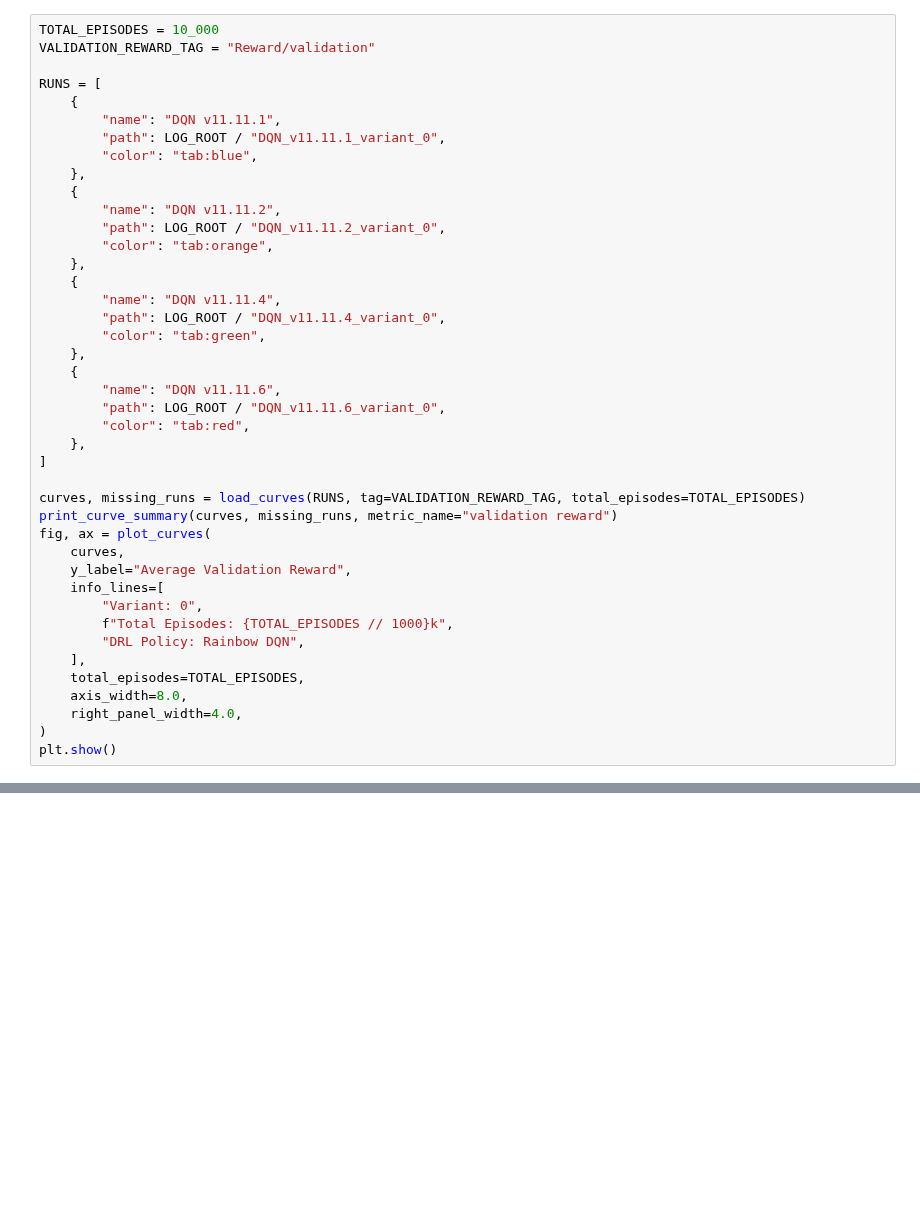
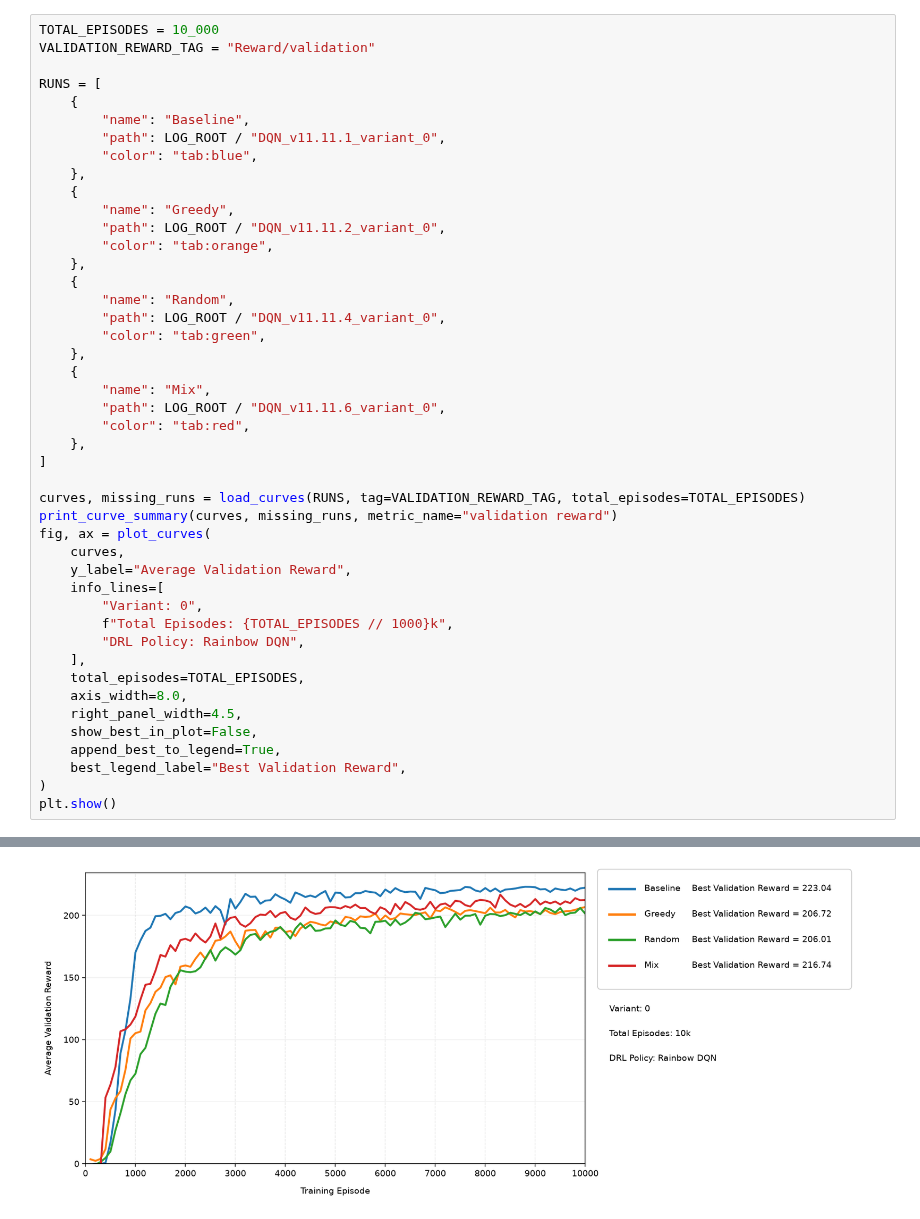
Before and after one commit to Lirong-Zhuang/CodingLab_DRL_team, a Jupyter notebook: statistic/autoencoder.ipynb, the cells around one changed output, grey strips where cells are left out. Cells and saved outputs as stored; diff of their text form; blank space fills up the shorter version.

```diff
--- a/statistic/autoencoder.ipynb
+++ b/statistic/autoencoder.ipynb
@@ -303,22 +350,22 @@ VALIDATION_REWARD_TAG = "Reward/validation"
 
 RUNS = [
     {
-        "name": "DQN v11.11.1",
+        "name": "Baseline",
         "path": LOG_ROOT / "DQN_v11.11.1_variant_0",
         "color": "tab:blue",
     },
     {
-        "name": "DQN v11.11.2",
+        "name": "Greedy",
         "path": LOG_ROOT / "DQN_v11.11.2_variant_0",
         "color": "tab:orange",
     },
     {
-        "name": "DQN v11.11.4",
+        "name": "Random",
         "path": LOG_ROOT / "DQN_v11.11.4_variant_0",
         "color": "tab:green",
     },
     {
-        "name": "DQN v11.11.6",
+        "name": "Mix",
         "path": LOG_ROOT / "DQN_v11.11.6_variant_0",
         "color": "tab:red",
     },
@@ -336,6 +383,10 @@ fig, ax = plot_curves(
     ],
     total_episodes=TOTAL_EPISODES,
     axis_width=8.0,
-    right_panel_width=4.0,
+    right_panel_width=4.5,
+    show_best_in_plot=False,
+    append_best_to_legend=True,
+    best_legend_label="Best Validation Reward",
 )
 plt.show()
+# %% [output]
@@ -342,3 +397,4 @@ plt.show()
+[figure, added]
 # %%
 TOTAL_EPISODES = 10_000
 VALIDATION_REWARD_TAG = "Reward/validation"
```
Also changed, not shown: parts of 4 cells of this notebook.
